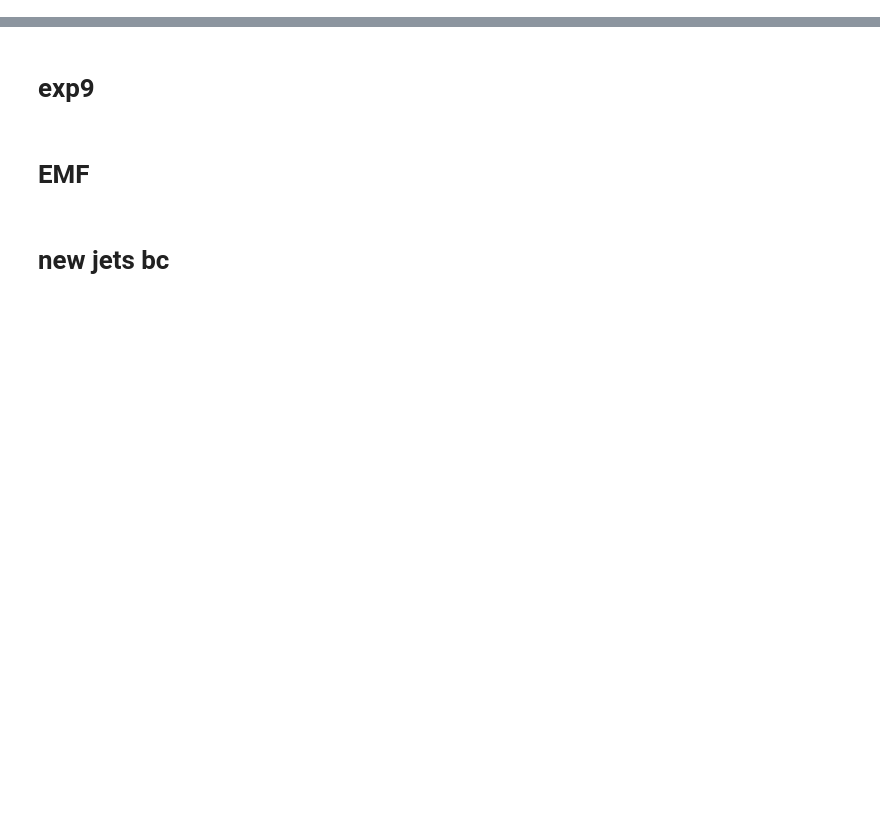
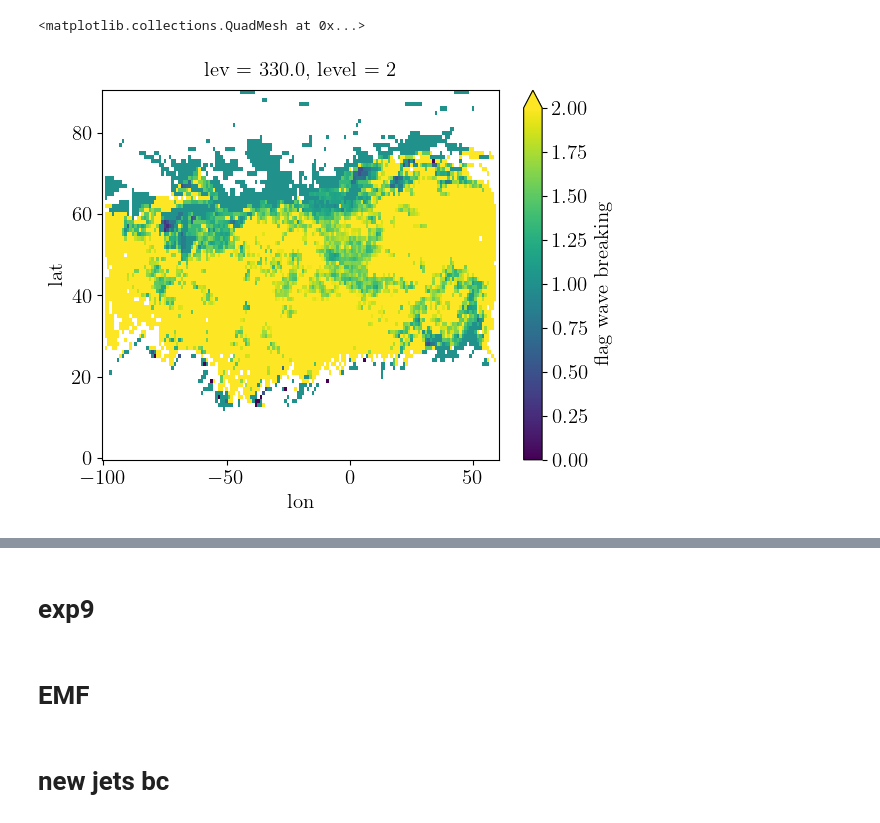
Before and after one commit to hbanderier/Jetutils, a Jupyter notebook: notebooks/on_remote/Playgrounds/data_stuff.ipynb, the cells around one changed output, grey strips where cells are left out. Cells and saved outputs as stored; diff of their text form; code cells hidden in the pictures; blank space fills up the shorter version.

```diff
--- a/notebooks/on_remote/Playgrounds/data_stuff.ipynb
+++ b/notebooks/on_remote/Playgrounds/data_stuff.ipynb
@@ -104,0 +122,5 @@ from tqdm import tqdm, trange
+# %%
+(np.abs(new_apvo - old_apvo).mean("time")[2] / new_apvo.mean("time")[2]).plot(vmax=2)
+# %% [output]
+<matplotlib.collections.QuadMesh at 0x...>
+[figure, added]
```
Also changed, not shown: parts of 9 cells of this notebook, 3 other files.
